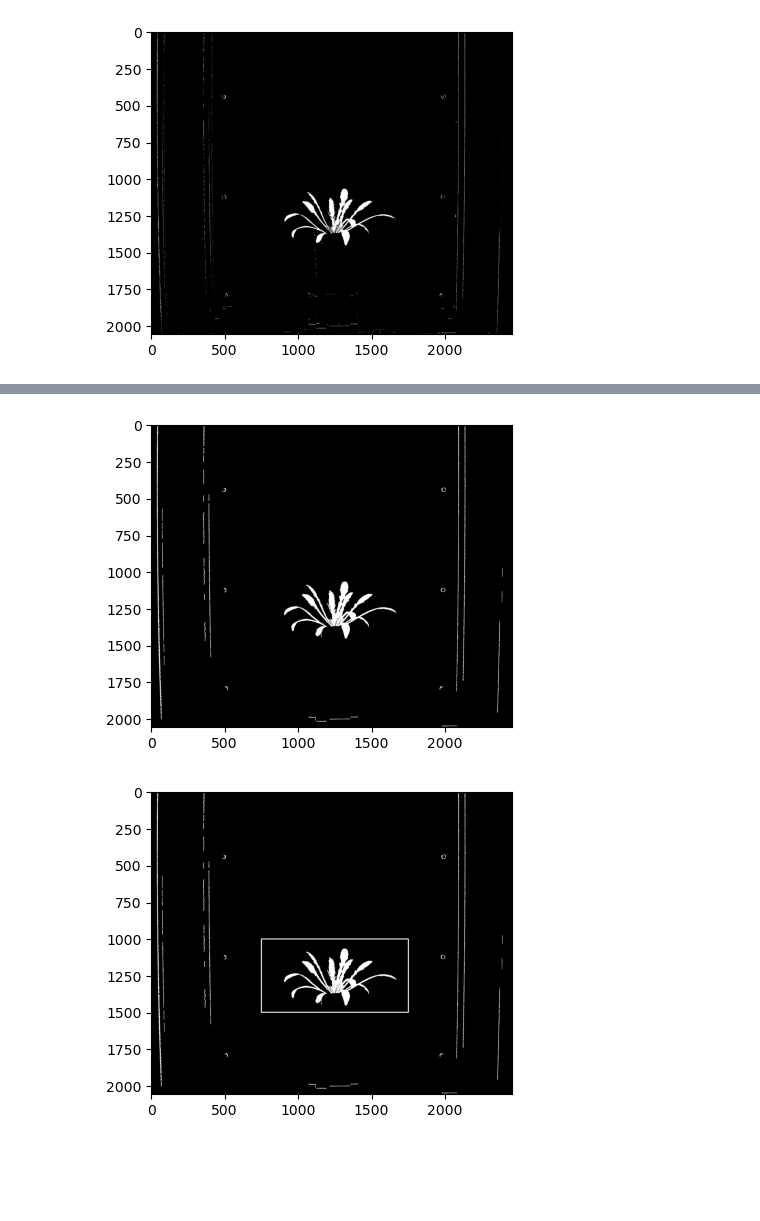
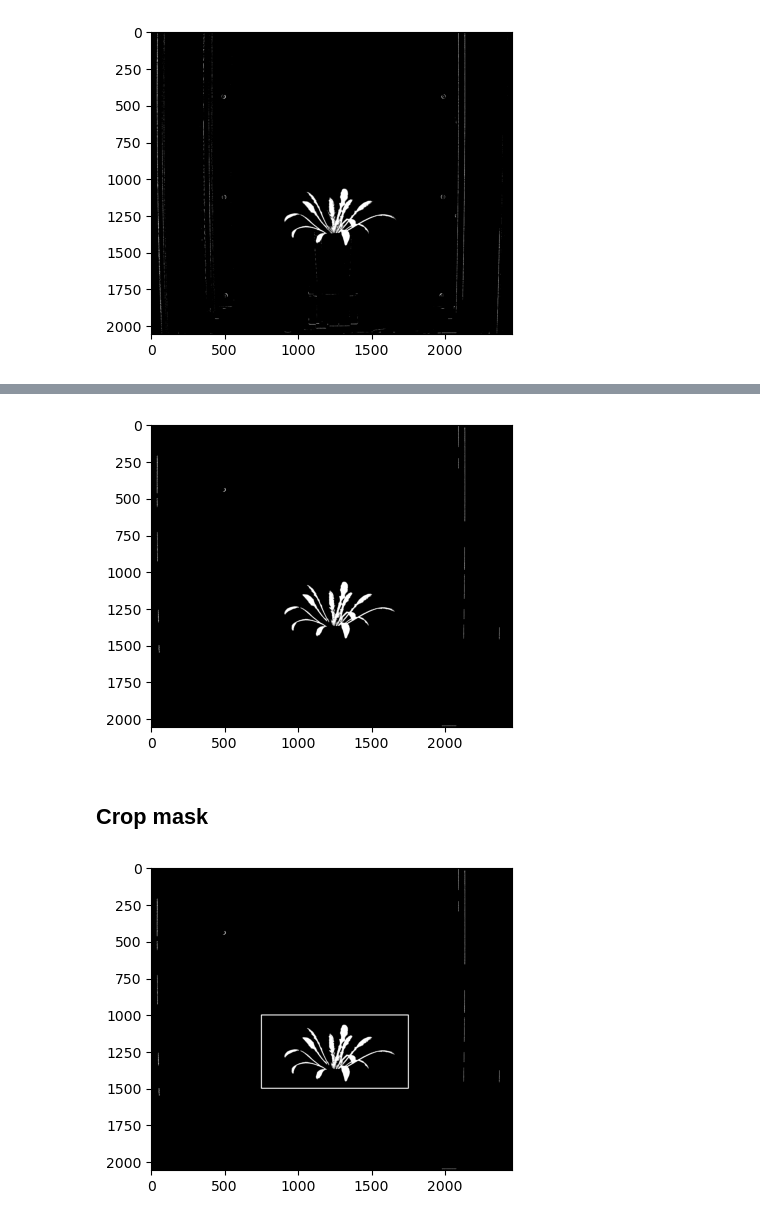
Before and after one commit to danforthcenter/plantcv-binder, a Jupyter notebook: notebooks/new_mask_tutorial/create_binary_mask_tutorial.ipynb, the cells around one changed output, grey strips where cells are left out. Saved outputs shown, nothing was run; the diff lists cells and outputs as text; code cells hidden in the pictures; blank space fills up the shorter version.

Commit message:
updated_style
added markdown to notebook
moved image to img folder within tutorial folder
updated index file

```diff
--- a/notebooks/new_mask_tutorial/create_binary_mask_tutorial.ipynb
+++ b/notebooks/new_mask_tutorial/create_binary_mask_tutorial.ipynb
@@ -11,14 +17,27 @@ from skimage import segmentation
 # %%
+# Input image into self.image (include file path if image is not in
+# the same folder as jupyter notebook)
+
+# Set self.debug to "plot" so that image outputs for each step is shown
+# once cell is run in jupyter notebooks (recommended)
 class options:
     def __init__(self):
-        self.image = "/Users/adrianethompson/Documents/REU2021/plantcv-binder/notebooks/img/tutorial_images/threshold/single_plant_side_view.png"
+        self.image = "./img/single_plant_side_view.png"
         self.debug = "plot"
         self.writeimg= False
         self.result = "overhead_morphology_results.txt"
         self.outdir = "."
-
-# Get options
-args = options()
-
-# Set debug to the global parameter
-pcv.params.debug = args.debug
+# %%
+# Get options
+args = options()
+
+# Set debug to the global parameter
+pcv.params.debug = args.debug
+
+# Set plotting size (default = 100)
+pcv.params.dpi = 100
+
+# Increase text size and thickness to make labels clearer
+# (size may need to be altered based on original image size)
+pcv.params.text_size = 10
+pcv.params.text_thickness = 20
@@ -184,15 +288,13 @@ mask = pcv.logical_and(bin_img1 = s_bad, bin_img2=a_thresh)
 # %%
-# There still appears to be a thin outline of the pot, which can be removed with a small fill function
-
 # Inputs:
 #   bin_img = binary mask
 #   size    = maximum size of white pixels to be filled in black
-mask_fill = pcv.fill(bin_img = mask_dilate, size = 130)
+mask_fill = pcv.fill(bin_img = mask, size = 130)
 # %% [output]
-[figure, old version]
+[figure, new version]
+# %% [markdown]
+## Crop mask
 # %%
-# Crop mask
-
 # Inputs:
 #   img = binary mask
 #   x = leftmost x position of desired area
@@ -201,4 +303,4 @@ mask_fill = pcv.fill(bin_img = mask_dilate, size = 130)
 #   w = width of desired area to be included in cropped image
 cropped_mask = pcv.crop(img = mask_fill, x = 750, y = 1000, h = 500, w = 1000)
 # %% [output]
-[figure, old version]
+[figure, new version]
```
Also changed, not shown: parts of 49 cells of this notebook, 3 other files.
